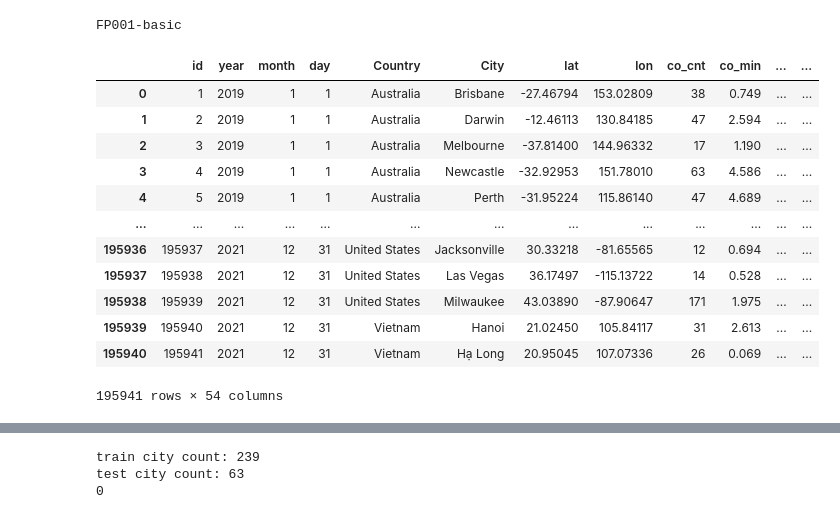
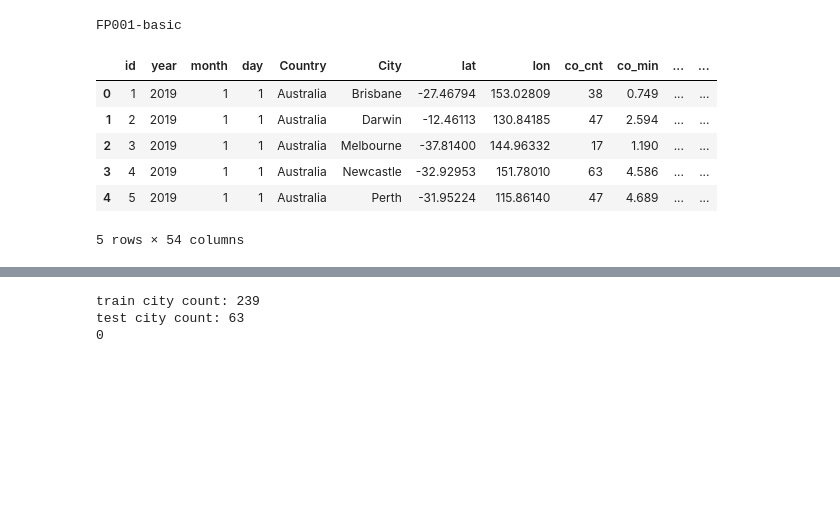
Before and after one commit to seven320/air_pollutants, a Jupyter notebook: FP001_basic.ipynb, the cells around one changed output, grey strips where cells are left out. Drawn from its saved outputs; the diff is of its cells as text; code cells hidden in the pictures; blank space fills up the shorter version.

```diff
--- a/FP001_basic.ipynb
+++ b/FP001_basic.ipynb
@@ -147,18 +149,12 @@ def set_seed(seed):
 
 seed_everything(42)
 # %%
-train_df
+train_df.head()
 # %% [output]
 |  | id | year | month | day | Country | City | lat | lon | co_cnt | co_min | ... | ... |
 | 0 | 1 | 2019 | 1 | 1 | Australia | Brisbane | -27.46794 | 153.02809 | 38 | 0.749 | ... | ... |
 | 1 | 2 | 2019 | 1 | 1 | Australia | Darwin | -12.46113 | 130.84185 | 47 | 2.594 | ... | ... |
 | 2 | 3 | 2019 | 1 | 1 | Australia | Melbourne | -37.81400 | 144.96332 | 17 | 1.190 | ... | ... |
 | 3 | 4 | 2019 | 1 | 1 | Australia | Newcastle | -32.92953 | 151.78010 | 63 | 4.586 | ... | ... |
 | 4 | 5 | 2019 | 1 | 1 | Australia | Perth | -31.95224 | 115.86140 | 47 | 4.689 | ... | ... |
-| ... | ... | ... | ... | ... | ... | ... | ... | ... | ... | ... | ... | ... |
-| 195936 | 195937 | 2021 | 12 | 31 | United States | Jacksonville | 30.33218 | -81.65565 | 12 | 0.694 | ... | ... |
-| 195937 | 195938 | 2021 | 12 | 31 | United States | Las Vegas | 36.17497 | -115.13722 | 14 | 0.528 | ... | ... |
-| 195938 | 195939 | 2021 | 12 | 31 | United States | Milwaukee | 43.03890 | -87.90647 | 171 | 1.975 | ... | ... |
-| 195939 | 195940 | 2021 | 12 | 31 | Vietnam | Hanoi | 21.02450 | 105.84117 | 31 | 2.613 | ... | ... |
-| 195940 | 195941 | 2021 | 12 | 31 | Vietnam | Hạ Long | 20.95045 | 107.07336 | 26 | 0.069 | ... | ... |
-195941 rows × 54 columns
+5 rows × 54 columns
```
Also changed, not shown: parts of 18 cells of this notebook.
